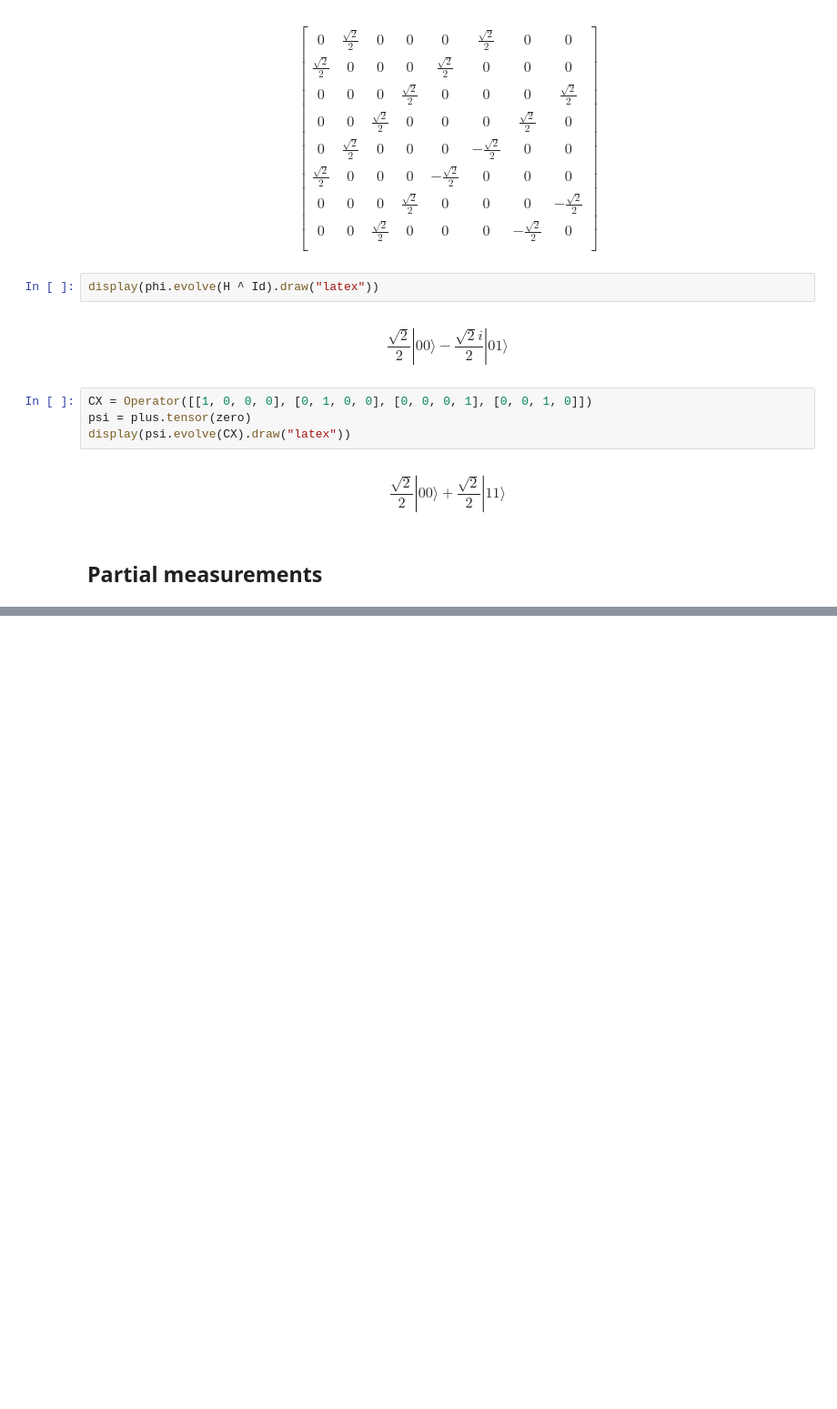
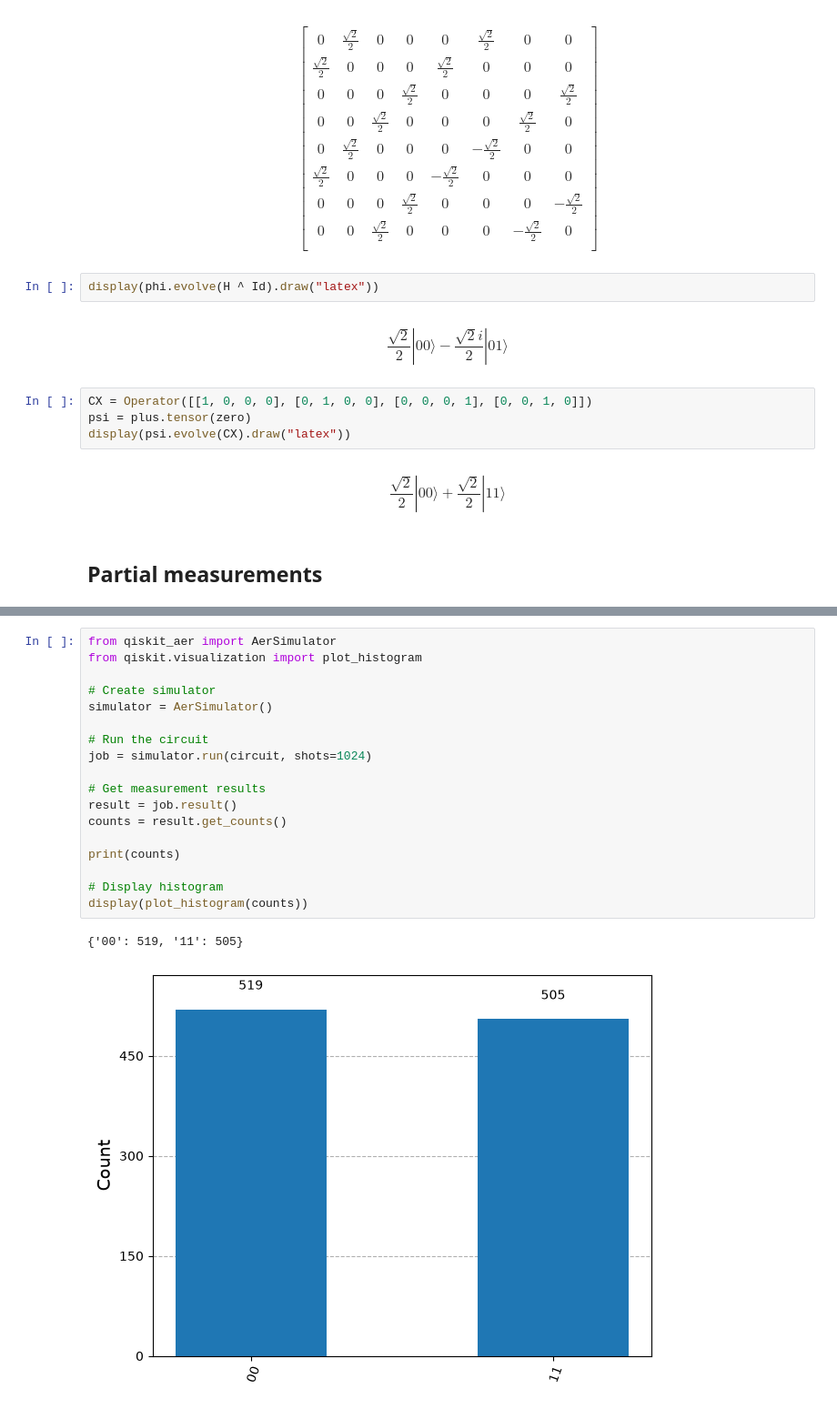
Before and after one commit to suranjannandi-git/quantum-qiskit, a Jupyter notebook: Basics of quantum information/2.basics-multi-system.ipynb, the cells around one changed output, grey strips where cells are left out. Shown at 91% size. Drawn from its saved outputs; the diff is of its cells as text; blank space fills up the shorter version.

```diff
--- a/Basics of quantum information/basics-multi-system.ipynb
+++ b/Basics of quantum information/2.basics-multi-system.ipynb
@@ -131,0 +161,21 @@ $$ |010\rangle$$
+# %%
+from qiskit_aer import AerSimulator
+from qiskit.visualization import plot_histogram
+
+# Create simulator
+simulator = AerSimulator()
+
+# Run the circuit
+job = simulator.run(circuit, shots=1024)
+
+# Get measurement results
+result = job.result()
+counts = result.get_counts()
+
+print(counts)
+
+# Display histogram
+display(plot_histogram(counts))
+# %% [output]
+{'00': 519, '11': 505}
+[figure, added]
```
Also changed, not shown: parts of 4 cells of this notebook, 1 other file.
